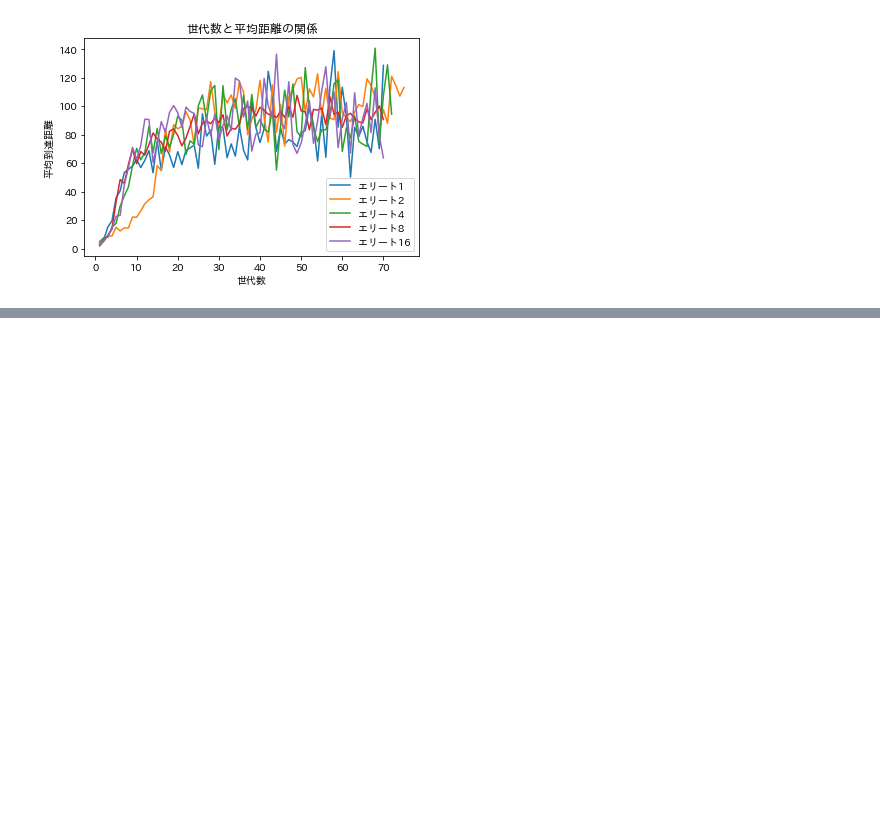
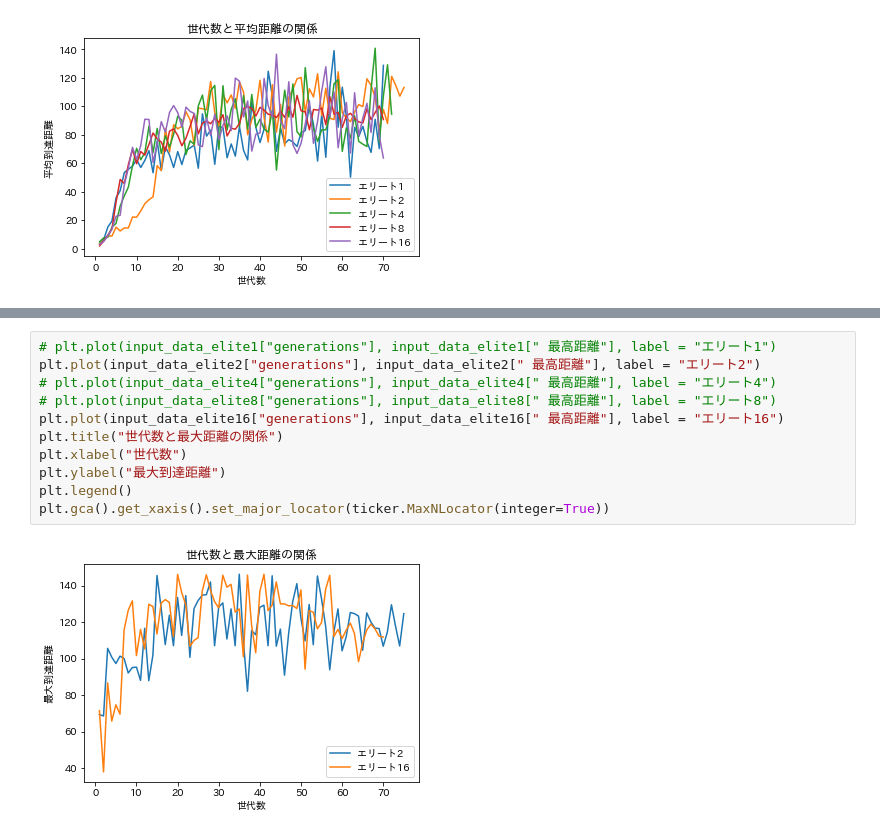
Before and after one commit to takutoooooooo/car-evolve.proj, a Jupyter notebook: for_analysis/analisys_grouds.ipynb, the cells around one changed output, grey strips where cells are left out. Drawn from its saved outputs; the diff is of its cells as text; blank space fills up the shorter version.

```diff
--- a/for_analysis/analisys_grouds.ipynb
+++ b/for_analysis/analisys_grouds.ipynb
@@ -66,0 +67,13 @@ plt.gca().get_xaxis().set_major_locator(ticker.MaxNLocator(integer=True))
+# %%
+# plt.plot(input_data_elite1["generations"], input_data_elite1[" 最高距離"], label = "エリート1")
+plt.plot(input_data_elite2["generations"], input_data_elite2[" 最高距離"], label = "エリート2")
+# plt.plot(input_data_elite4["generations"], input_data_elite4[" 最高距離"], label = "エリート4")
+# plt.plot(input_data_elite8["generations"], input_data_elite8[" 最高距離"], label = "エリート8")
+plt.plot(input_data_elite16["generations"], input_data_elite16[" 最高距離"], label = "エリート16")
+plt.title("世代数と最大距離の関係")
+plt.xlabel("世代数")
+plt.ylabel("最大到達距離")
+plt.legend()
+plt.gca().get_xaxis().set_major_locator(ticker.MaxNLocator(integer=True))
+# %% [output]
+[figure, added]
```
Also changed, not shown: parts of 1 cell of this notebook, 1 other file.
